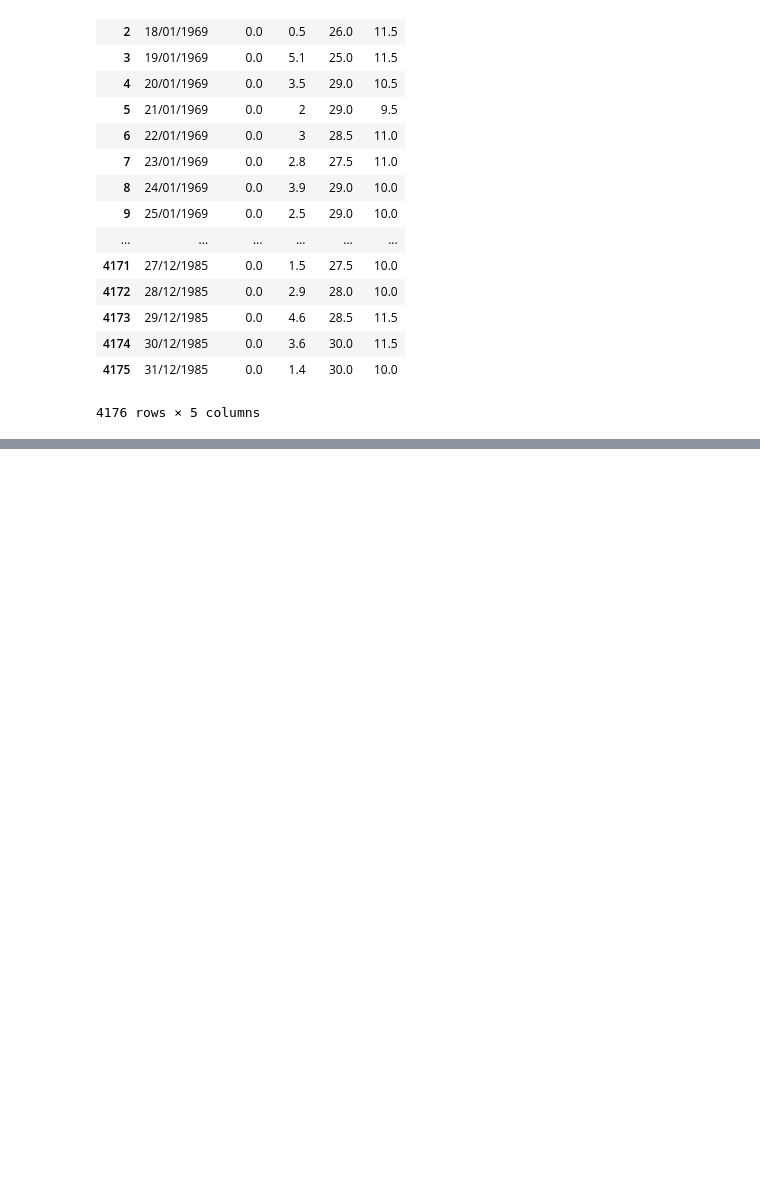
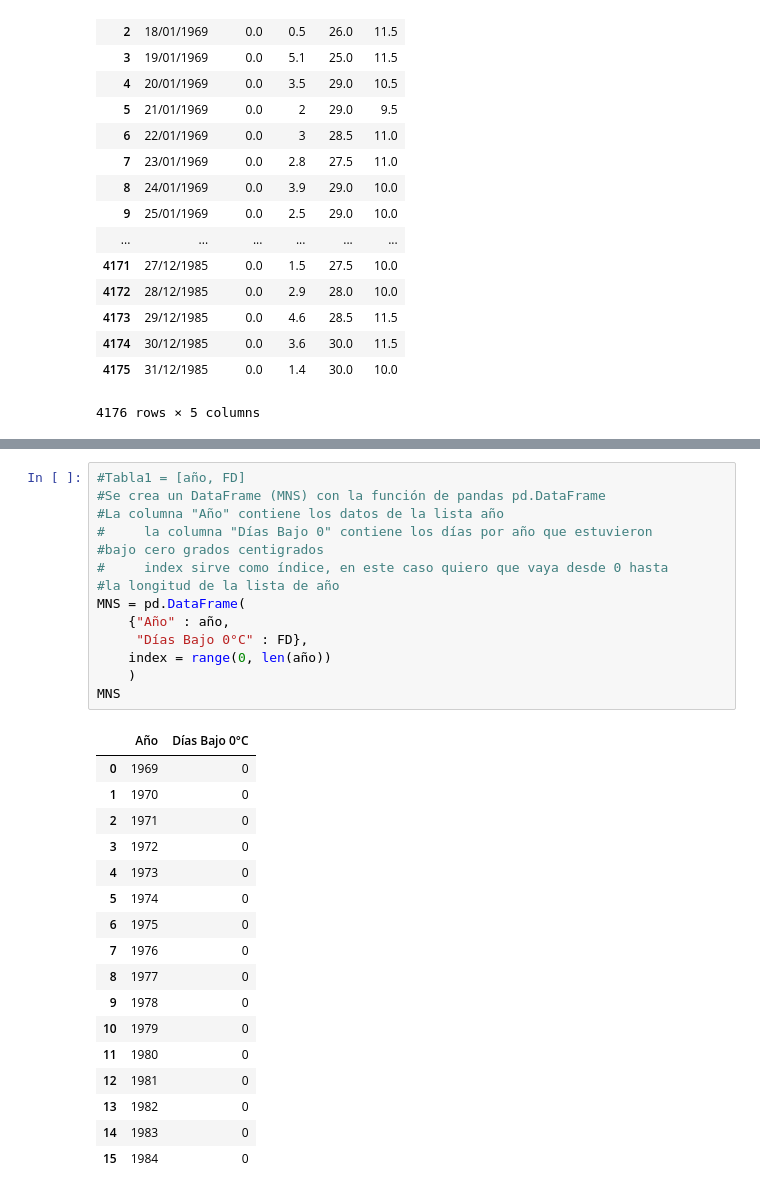
Before and after one commit to JoelA06/Tareas, a Jupyter notebook: Actividad5/Actividad5.ipynb, the cells around one changed output, grey strips where cells are left out. Drawn from its saved outputs; the diff is of its cells as text; blank space fills up the shorter version.

```diff
--- a/Actividad5/Actividad5.ipynb
+++ b/Actividad5/Actividad5.ipynb
@@ -76,0 +99,32 @@ dtype: object
+# %%
+#Tabla1 = [año, FD]
+#Se crea un DataFrame (MNS) con la función de pandas pd.DataFrame
+#La columna "Año" contiene los datos de la lista año
+#     la columna "Días Bajo 0" contiene los días por año que estuvieron
+#bajo cero grados centigrados
+#     index sirve como índice, en este caso quiero que vaya desde 0 hasta
+#la longitud de la lista de año
+MNS = pd.DataFrame(
+    {"Año" : año,
+     "Días Bajo 0°C" : FD},
+    index = range(0, len(año))
+    )
+MNS
+# %% [output]
+|  | Año | Días Bajo 0°C |
+| 0 | 1969 | 0 |
+| 1 | 1970 | 0 |
+| 2 | 1971 | 0 |
+| 3 | 1972 | 0 |
+| 4 | 1973 | 0 |
+| 5 | 1974 | 0 |
+| 6 | 1975 | 0 |
+| 7 | 1976 | 0 |
+| 8 | 1977 | 0 |
+| 9 | 1978 | 0 |
+| 10 | 1979 | 0 |
+| 11 | 1980 | 0 |
+| 12 | 1981 | 0 |
+| 13 | 1982 | 0 |
+| 14 | 1983 | 0 |
+| 15 | 1984 | 0 |
```
Also changed, not shown: parts of 6 cells of this notebook, 1 other file.
